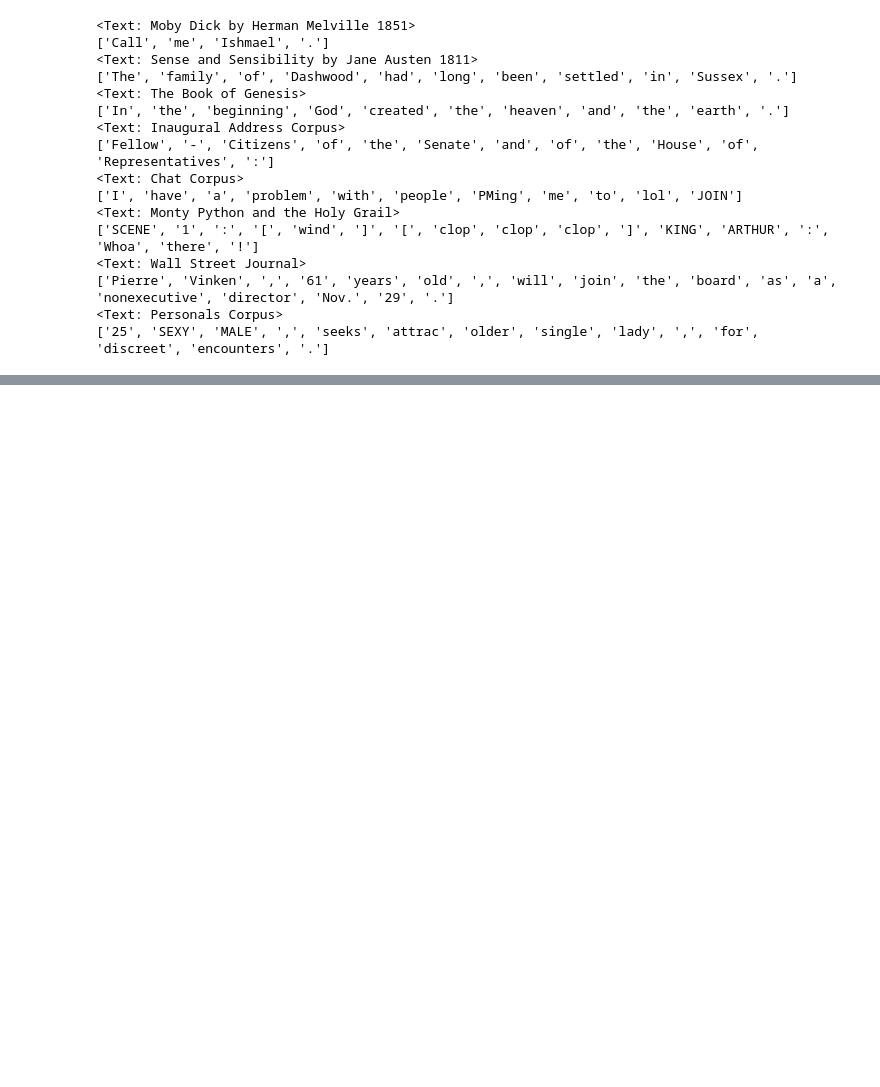
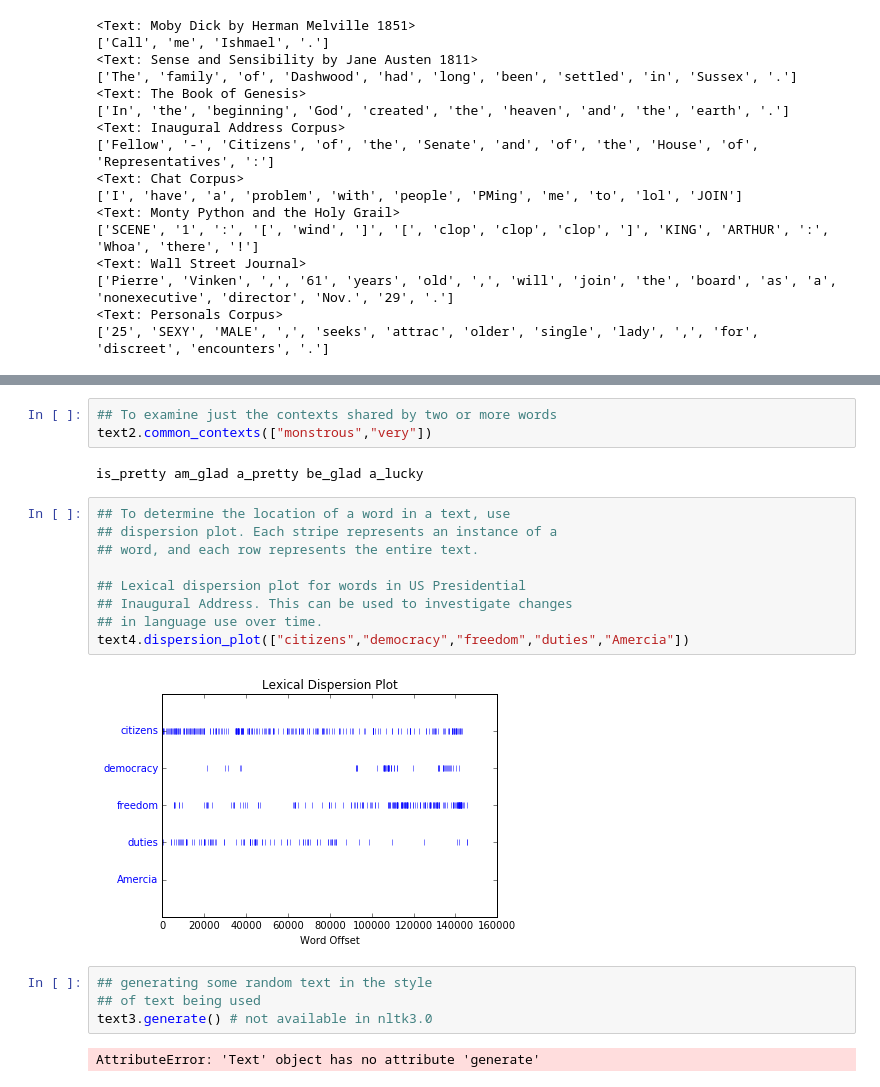
Before and after one commit to faameem/natural-language-processing, a Jupyter notebook: natural-language-processing-with-python/Chapter1-Language-Processing-and-Python.ipynb, the cells around one changed output, grey strips where cells are left out. Cells and saved outputs as stored; diff of their text form; blank space fills up the shorter version.

```diff
--- a/natural-language-processing-with-python/Chapter1-Language-Processing-and-Python.ipynb
+++ b/natural-language-processing-with-python/Chapter1-Language-Processing-and-Python.ipynb
@@ -49,0 +105,22 @@ for i in range(1,9):
+# %%
+## To examine just the contexts shared by two or more words
+text2.common_contexts(["monstrous","very"])
+# %% [output]
+is_pretty am_glad a_pretty be_glad a_lucky
+# %%
+## To determine the location of a word in a text, use
+## dispersion plot. Each stripe represents an instance of a
+## word, and each row represents the entire text.
+
+## Lexical dispersion plot for words in US Presidential
+## Inaugural Address. This can be used to investigate changes
+## in language use over time.
+text4.dispersion_plot(["citizens","democracy","freedom","duties","Amercia"])
+# %% [output]
+[figure, added]
+# %%
+## generating some random text in the style
+## of text being used
+text3.generate() # not available in nltk3.0
+# %% [output]
+AttributeError: 'Text' object has no attribute 'generate'
```
Also changed, not shown: parts of 60 cells of this notebook, 1 other file.
